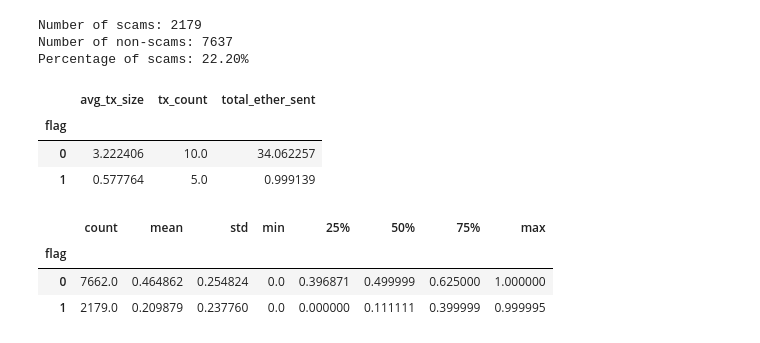
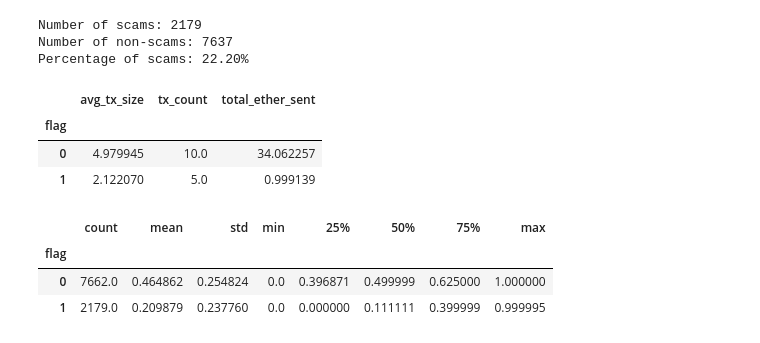
Before and after one commit to InsightsByIvy/Analysing-Scam-Patterns-in-Ethereum-Transactions, a Jupyter notebook: Notebooks/analysis.ipynb, the cells around one changed output. Saved outputs shown, nothing was run; the diff lists cells and outputs as text; code cells hidden in the pictures.

Commit message:
Add avg_tx_size column and save updated data

```diff
--- a/Notebooks/analysis.ipynb
+++ b/Notebooks/analysis.ipynb
@@ -61,13 +61,16 @@ Number of scams: 2179
 Number of non-scams: 7637
 Percentage of scams: 22.20%
 # %%
+#Creating Average Transaction Size column
+df["avg_tx_size"] = df["total_ether_sent"] / df["sent_tnx"]
+
 # Use groupby to see how different the distributions are for scam vs non-scam addresses
 df.groupby('flag')[['avg_tx_size', 'tx_count', 'total_ether_sent']].median()
 # %% [output]
 |  | avg_tx_size | tx_count | total_ether_sent |
 | flag |  |  |  |
-| 0 | 3.222406 | 10.0 | 34.062257 |
-| 1 | 0.577764 | 5.0 | 0.999139 |
+| 0 | 4.979945 | 10.0 | 34.062257 |
+| 1 | 2.122070 | 5.0 | 0.999139 |
 # %%
 # Breaking down means/medians by scam vs non-scam groups
 df['sent_ratio'] = df['sent_tnx'] / (df['sent_tnx'] + df['received_tnx'] + 1e-5)
```
Also changed, not shown: parts of 1 cell of this notebook, 3 other files.
